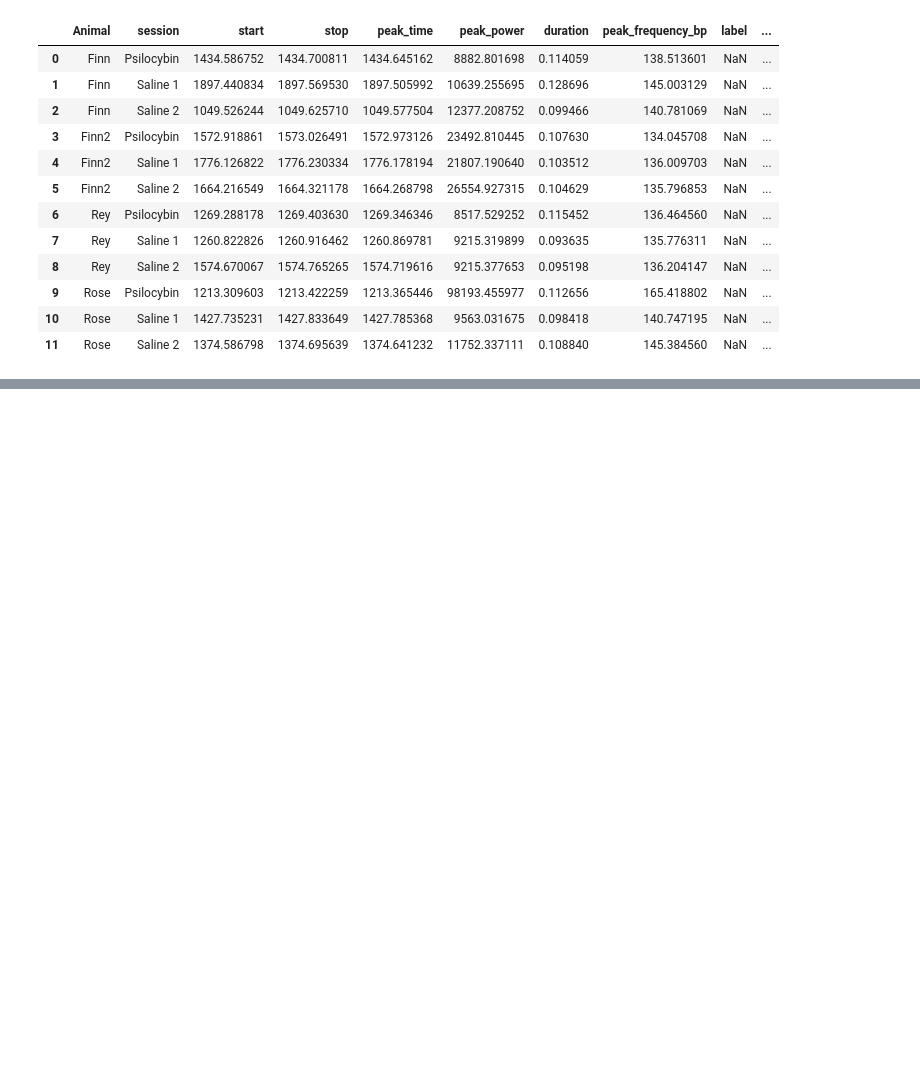
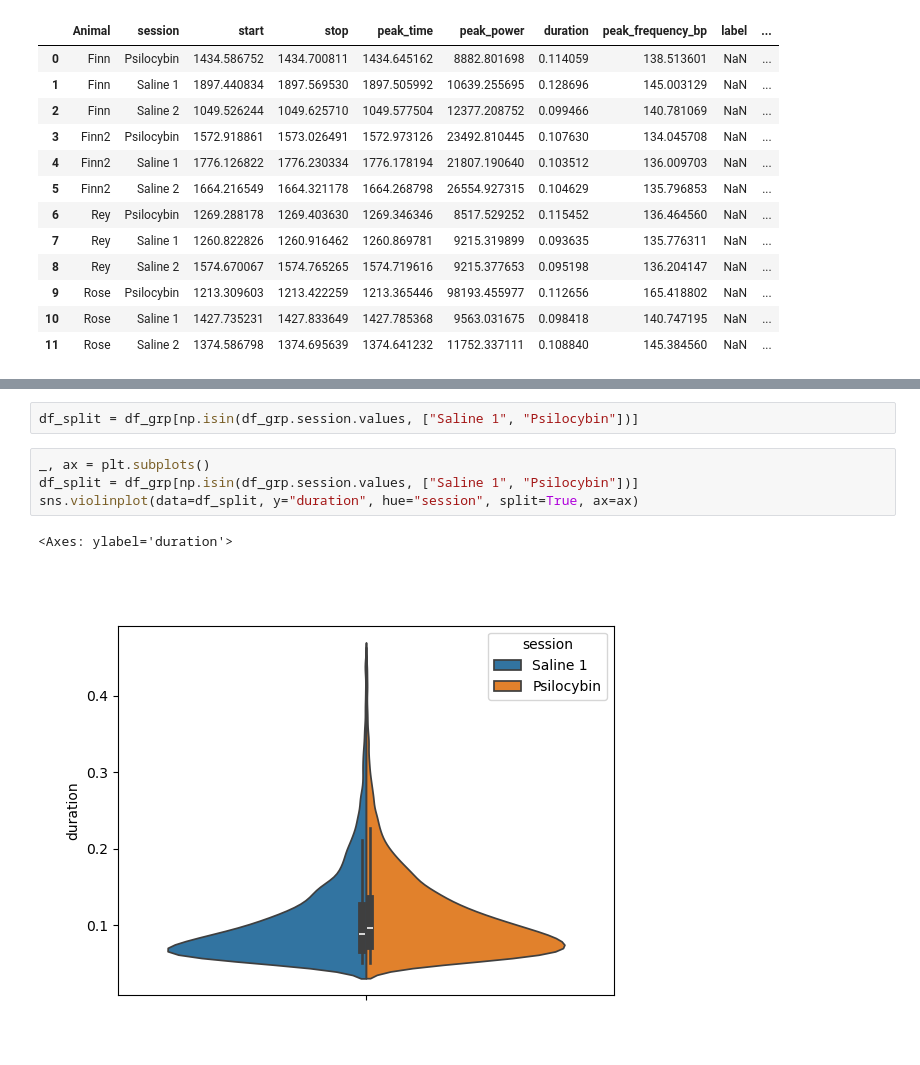
Before and after one commit to nkinsky/Projects_sandbox, a Jupyter notebook: Psilocybin/ripples/SWR_grp_analysis_no_bs.ipynb, the cells around one changed output, grey strips where cells are left out. Cells and saved outputs as stored; diff of their text form; blank space fills up the shorter version.

```diff
--- a/Psilocybin/ripples/SWR_grp_analysis_no_bs.ipynb
+++ b/Psilocybin/ripples/SWR_grp_analysis_no_bs.ipynb
@@ -154 +163,10 @@ Mann-Whitney U test p-value=0.0025122658301915133
 [figure]
+# %%
+df_split = df_grp[np.isin(df_grp.session.values, ["Saline 1", "Psilocybin"])]
+# %%
+_, ax = plt.subplots()
+df_split = df_grp[np.isin(df_grp.session.values, ["Saline 1", "Psilocybin"])]
+sns.violinplot(data=df_split, y="duration", hue="session", split=True, ax=ax)
+# %% [output]
+<Axes: ylabel='duration'>
+[figure, added]
```
Also changed, not shown: parts of 5 cells of this notebook.
